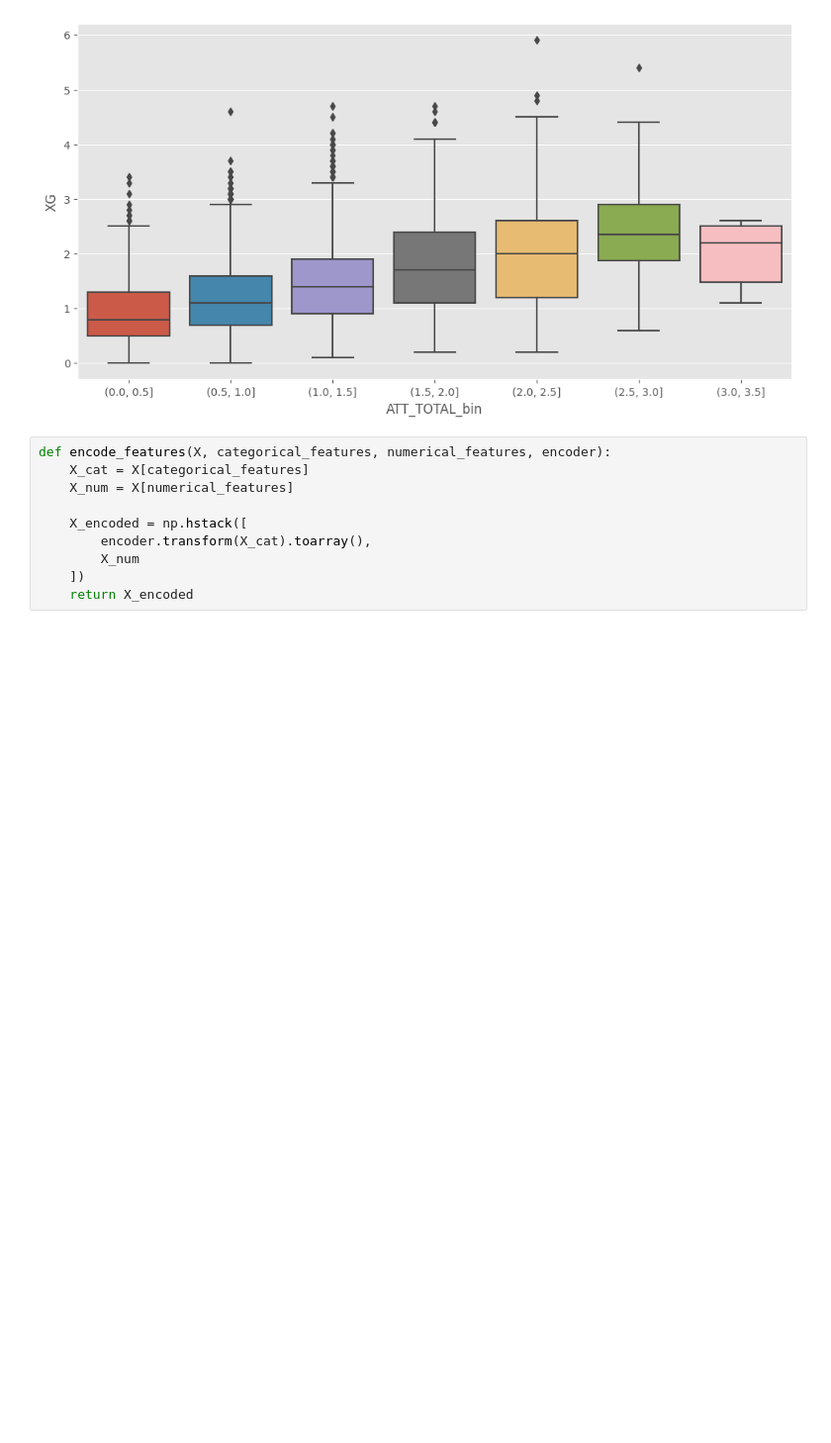
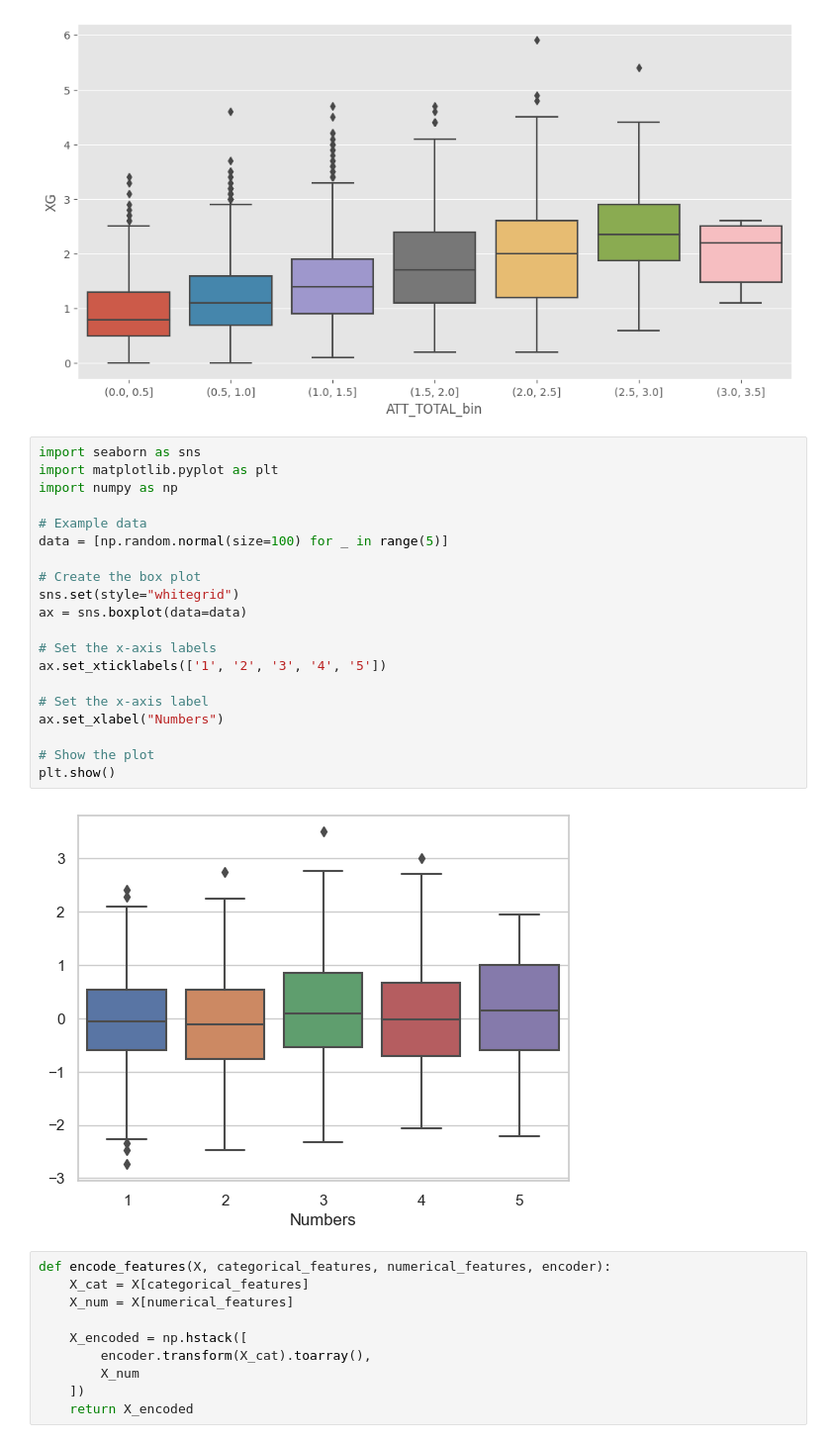
Before and after one commit to ongmk/FPL, a Jupyter notebook: fpl/notebooks/model.ipynb, the cells around one changed output. Shown at 99% size. Saved outputs shown, nothing was run; the diff lists cells and outputs as text; blank space fills up the shorter version.

```diff
--- a/fpl/notebooks/model.ipynb
+++ b/fpl/notebooks/model.ipynb
@@ -46,6 +70,28 @@ sns.boxplot(x='ATT_TOTAL_bin', y='XG', data=copy_df)
 plt.show()
 # %% [output]
 [figure]
+# %%
+import seaborn as sns
+import matplotlib.pyplot as plt
+import numpy as np
+
+# Example data
+data = [np.random.normal(size=100) for _ in range(5)]
+
+# Create the box plot
+sns.set(style="whitegrid")
+ax = sns.boxplot(data=data)
+
+# Set the x-axis labels
+ax.set_xticklabels(['1', '2', '3', '4', '5'])
+
+# Set the x-axis label
+ax.set_xlabel("Numbers")
+
+# Show the plot
+plt.show()
+# %% [output]
+[figure, added]
 # %%
 def encode_features(X, categorical_features, numerical_features, encoder):
     X_cat = X[categorical_features]
```
Also changed, not shown: parts of 4 cells of this notebook.
